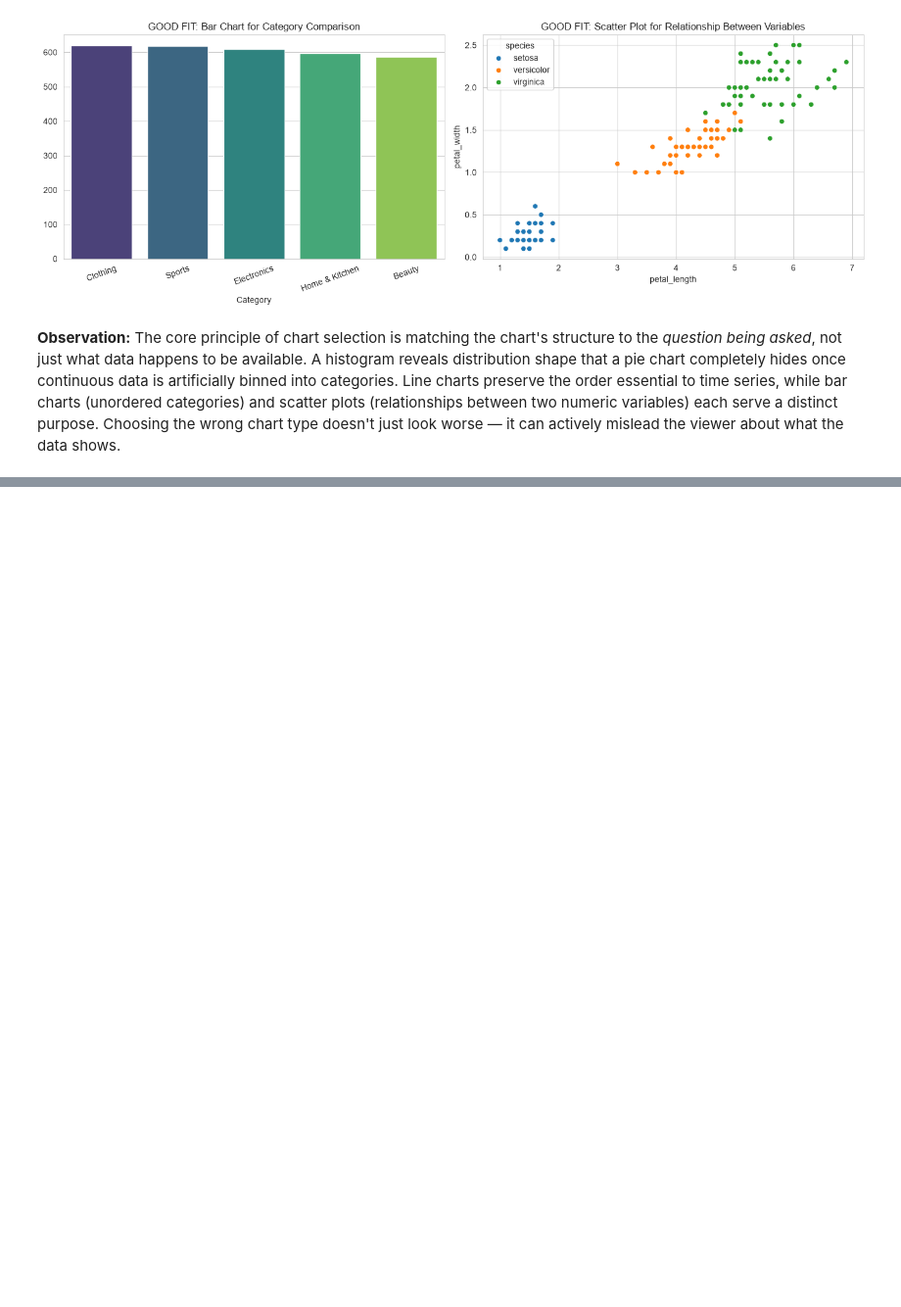
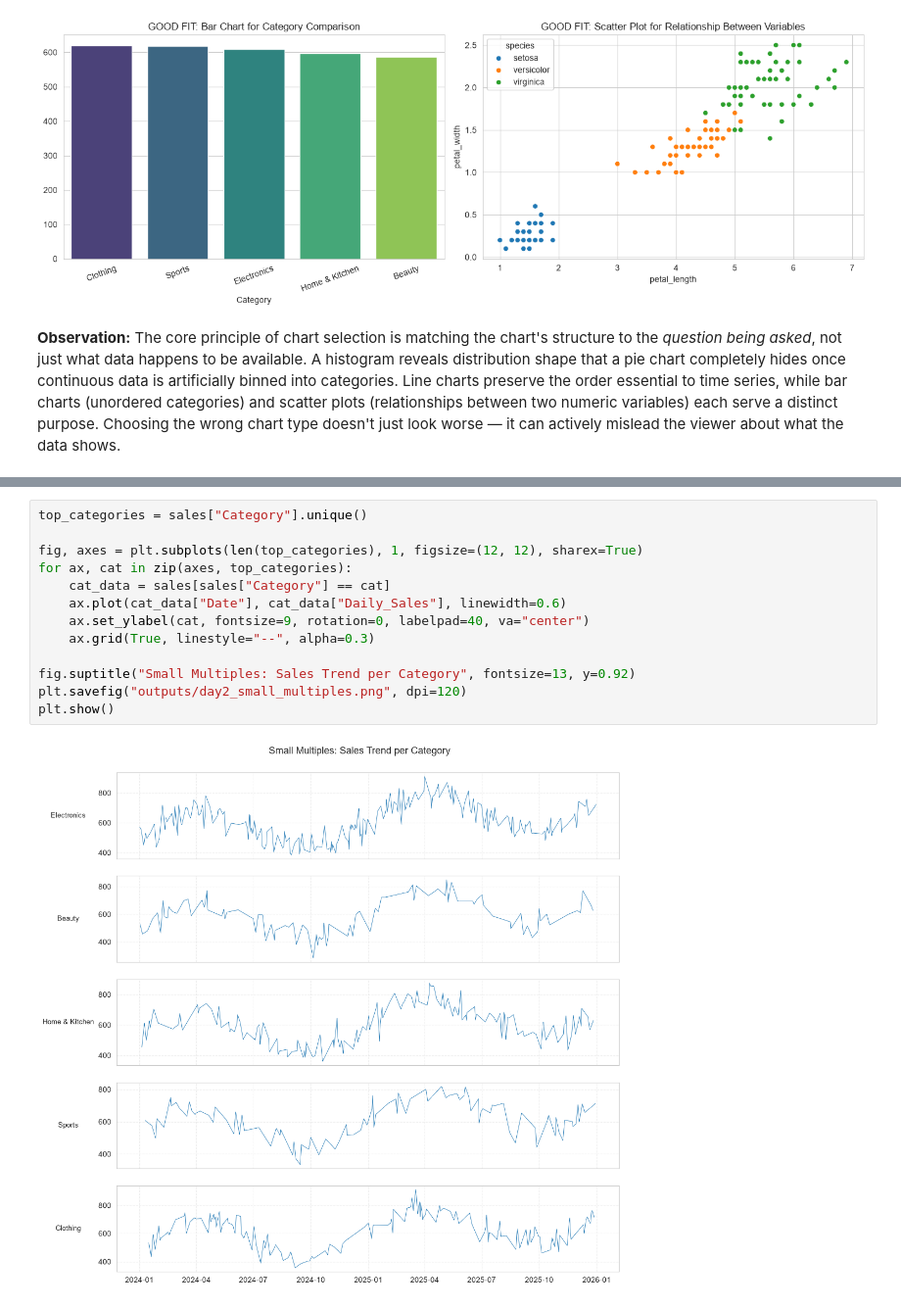
Before and after one commit to nikitha-d1323/data-analysis-mini-projects, a Jupyter notebook: unit4-visualization-best-practices/Visualization_Unit4.ipynb, the cells around one changed output, grey strips where cells are left out. Shown at 98% size. Saved outputs shown, nothing was run; the diff lists cells and outputs as text; blank space fills up the shorter version.

```diff
--- a/unit4-visualization-best-practices/Visualization_Unit4.ipynb
+++ b/unit4-visualization-best-practices/Visualization_Unit4.ipynb
@@ -96,0 +147,15 @@ about what the data shows.
+# %%
+top_categories = sales["Category"].unique()
+
+fig, axes = plt.subplots(len(top_categories), 1, figsize=(12, 12), sharex=True)
+for ax, cat in zip(axes, top_categories):
+    cat_data = sales[sales["Category"] == cat]
+    ax.plot(cat_data["Date"], cat_data["Daily_Sales"], linewidth=0.6)
+    ax.set_ylabel(cat, fontsize=9, rotation=0, labelpad=40, va="center")
+    ax.grid(True, linestyle="--", alpha=0.3)
+
+fig.suptitle("Small Multiples: Sales Trend per Category", fontsize=13, y=0.92)
+plt.savefig("outputs/day2_small_multiples.png", dpi=120)
+plt.show()
+# %% [output]
+[figure, added]
```
Also changed, not shown: parts of 5 cells of this notebook, 4 other files.
